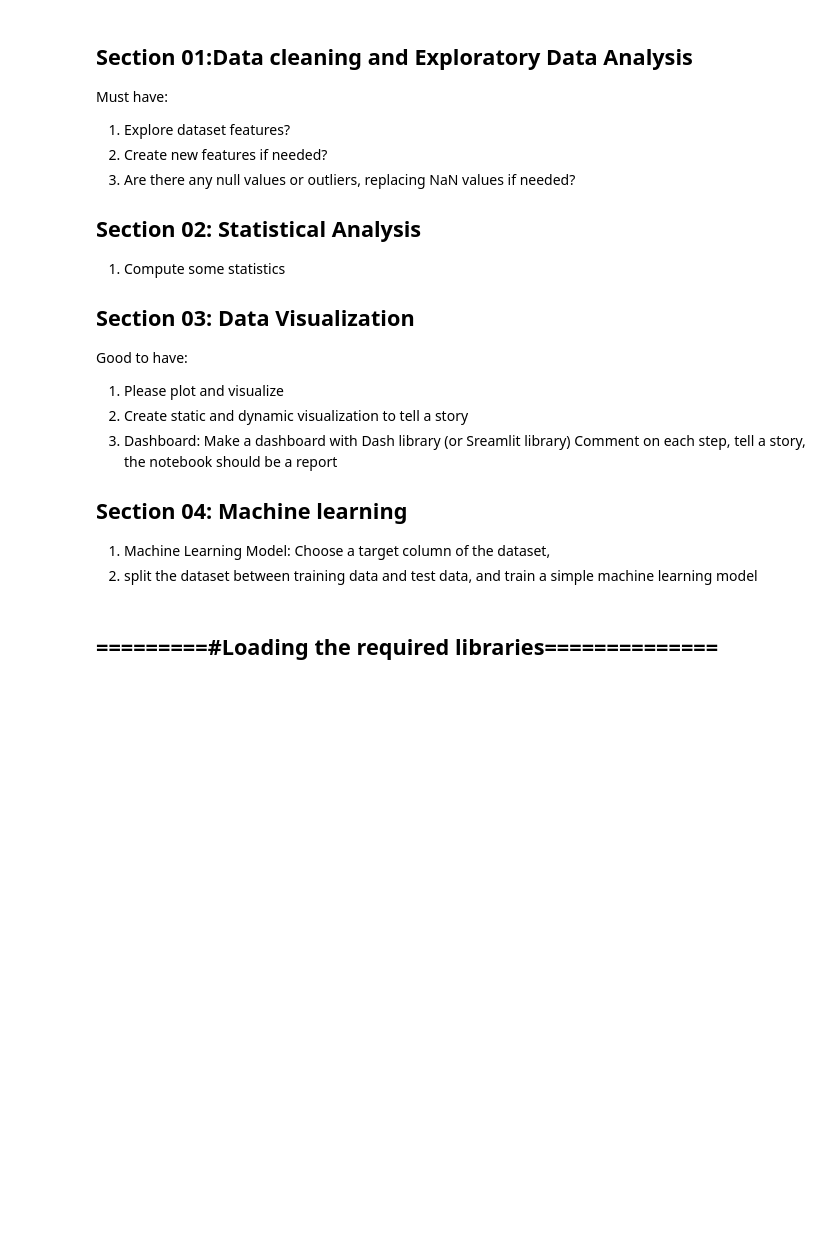
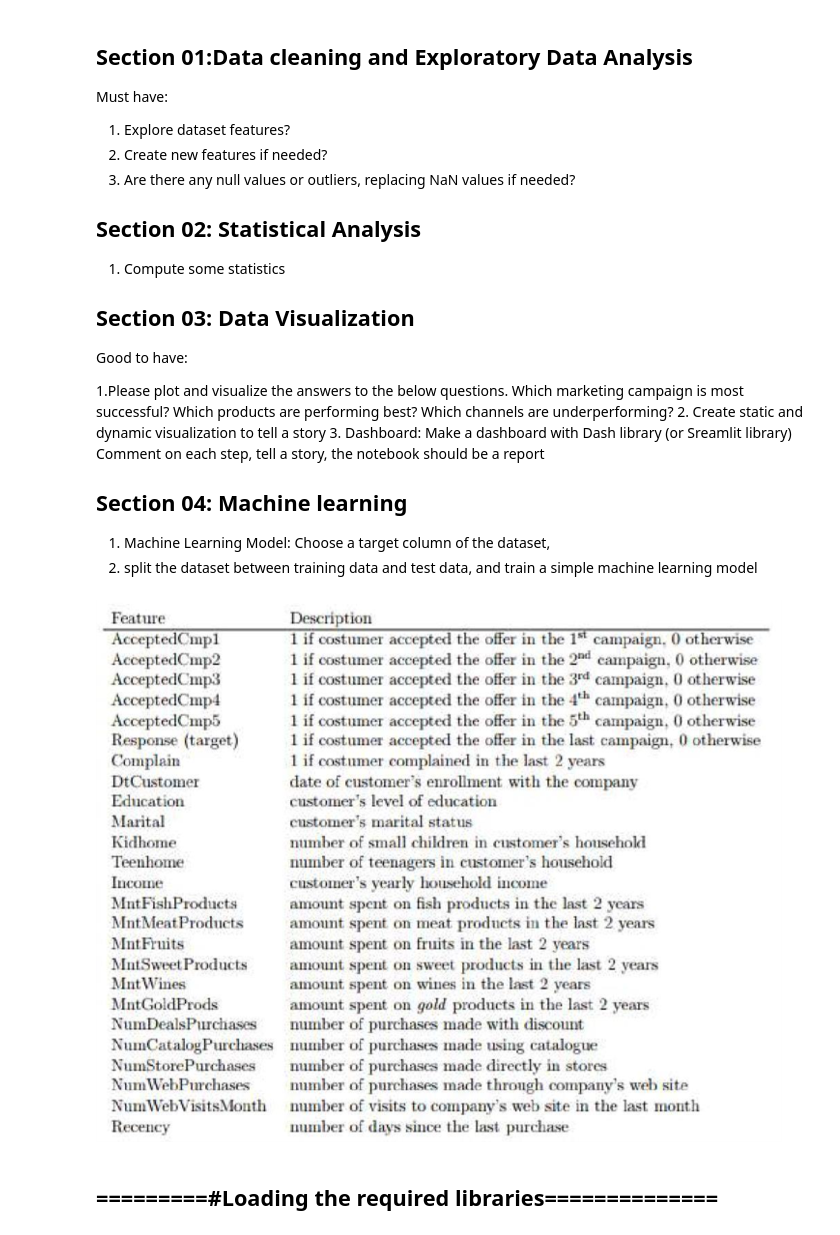
Before and after one commit to asiat2/Marketing_Analysis_Python, a Jupyter notebook: Notebook.ipynb, the cells around one changed output. Saved outputs shown, nothing was run; the diff lists cells and outputs as text; code cells hidden in the pictures; blank space fills up the shorter version.

```diff
--- a/Notebook.ipynb
+++ b/Notebook.ipynb
@@ -11,7 +11,10 @@ Must have:
 ## Section 03: Data Visualization
 Good to have:
 
-1. Please plot and visualize
+1.Please plot and visualize the answers to the below questions.
+Which marketing campaign is most successful?
+Which products are performing best?
+Which channels are underperforming?
 2. Create static and dynamic visualization to tell a story
 3. Dashboard: Make a dashboard with Dash library (or Sreamlit library)
 Comment on each step, tell a story, the notebook should be a report
@@ -20,6 +23,12 @@ Comment on each step, tell a story, the notebook should be a report
 
 1. Machine Learning Model: Choose a target column of the dataset,
 2. split the dataset between training data and test data, and train a simple machine learning model
+# %%
+from PIL import Image, ImageDraw, ImageFilter
+myImage = Image.open("C:/Users/ashia/OneDrive - Data ScienceTech Institute/Python Lab DSTI/MyPythonProject/Marketing/marketing.png")
+myImage
+# %% [output]
+[figure, added]
 # %% [markdown]
 ## =========#Loading the required libraries==============
 # %%
```
Also changed, not shown: parts of 47 cells of this notebook.
